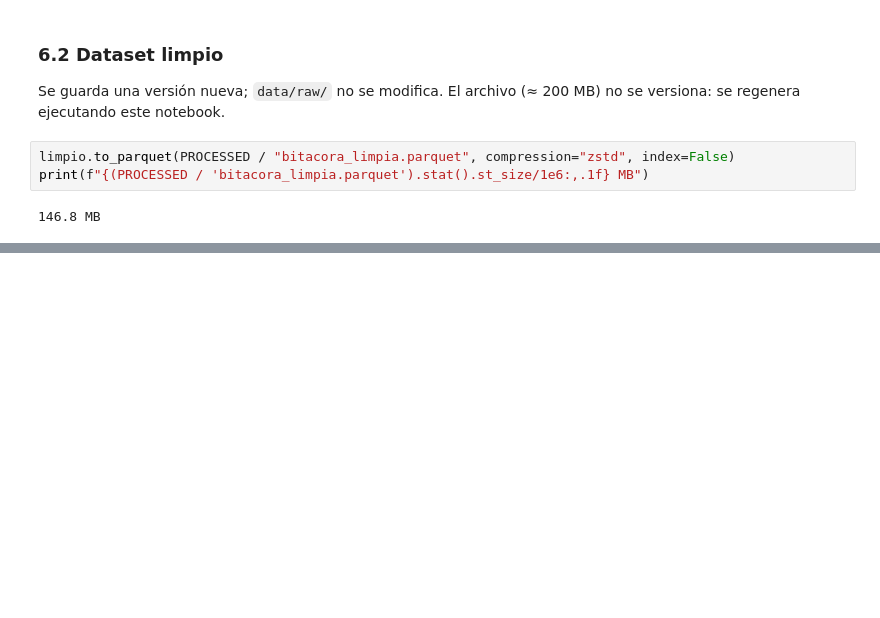
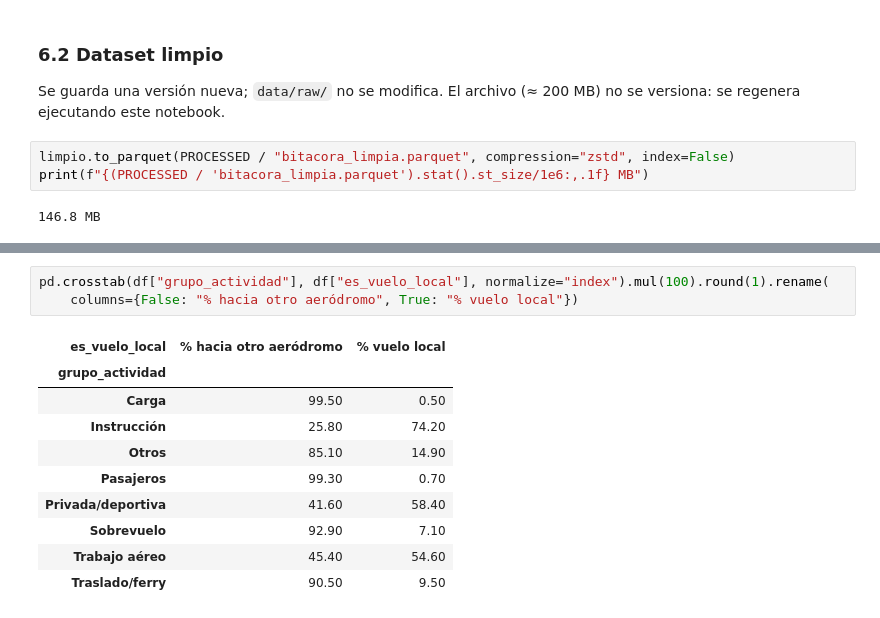
Before and after one commit to Gaboto1/visualizacion-transporte-rojas-gabriel, a Jupyter notebook: notebooks/evaluacion02.ipynb, the cells around one changed output, grey strips where cells are left out. Saved outputs shown, nothing was run; the diff lists cells and outputs as text; blank space fills up the shorter version.

```diff
--- a/notebooks/evaluacion02.ipynb
+++ b/notebooks/evaluacion02.ipynb
@@ -785,0 +817,14 @@ print(f"{(PROCESSED / 'bitacora_limpia.parquet').stat().st_size/1e6:,.1f} MB")
+# %%
+pd.crosstab(df["grupo_actividad"], df["es_vuelo_local"], normalize="index").mul(100).round(1).rename(
+    columns={False: "% hacia otro aeródromo", True: "% vuelo local"})
+# %% [output]
+| es_vuelo_local | % hacia otro aeródromo | % vuelo local |
+| grupo_actividad |  |  |
+| Carga | 99.50 | 0.50 |
+| Instrucción | 25.80 | 74.20 |
+| Otros | 85.10 | 14.90 |
+| Pasajeros | 99.30 | 0.70 |
+| Privada/deportiva | 41.60 | 58.40 |
+| Sobrevuelo | 92.90 | 7.10 |
+| Trabajo aéreo | 45.40 | 54.60 |
+| Traslado/ferry | 90.50 | 9.50 |
```
Also changed, not shown: parts of 9 cells of this notebook, 1 other file.
